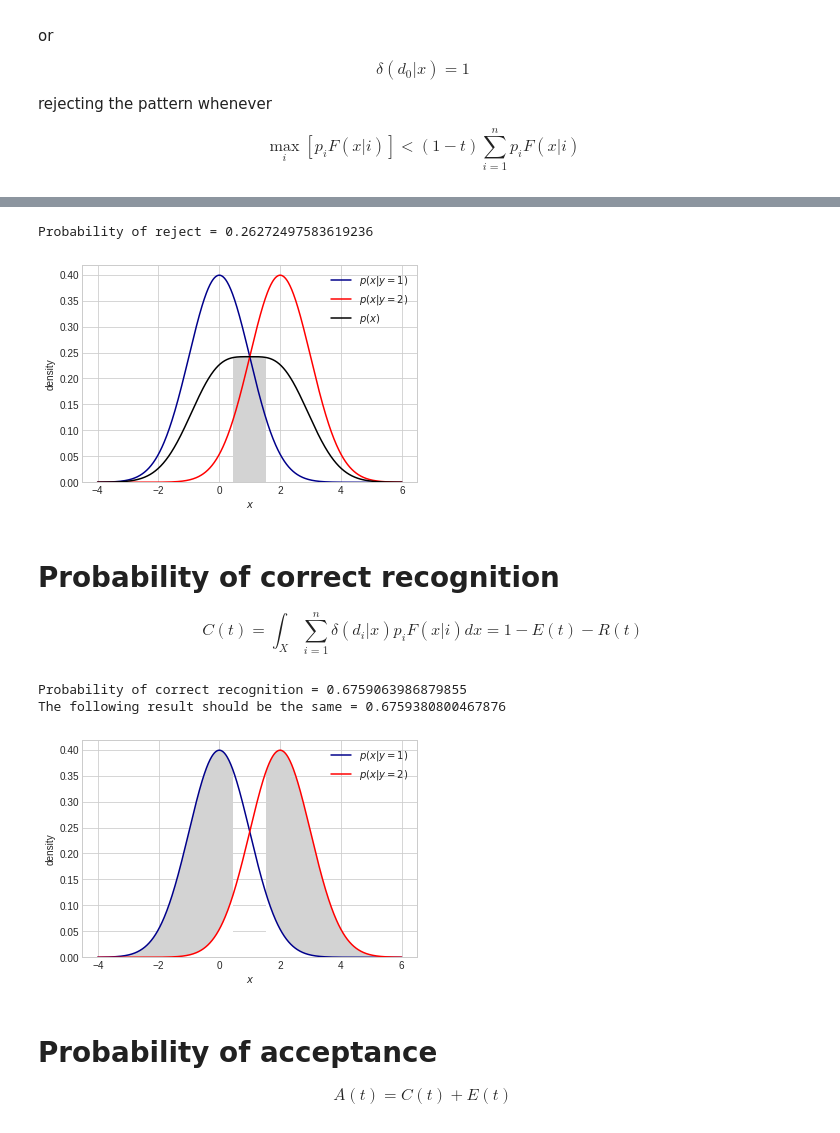
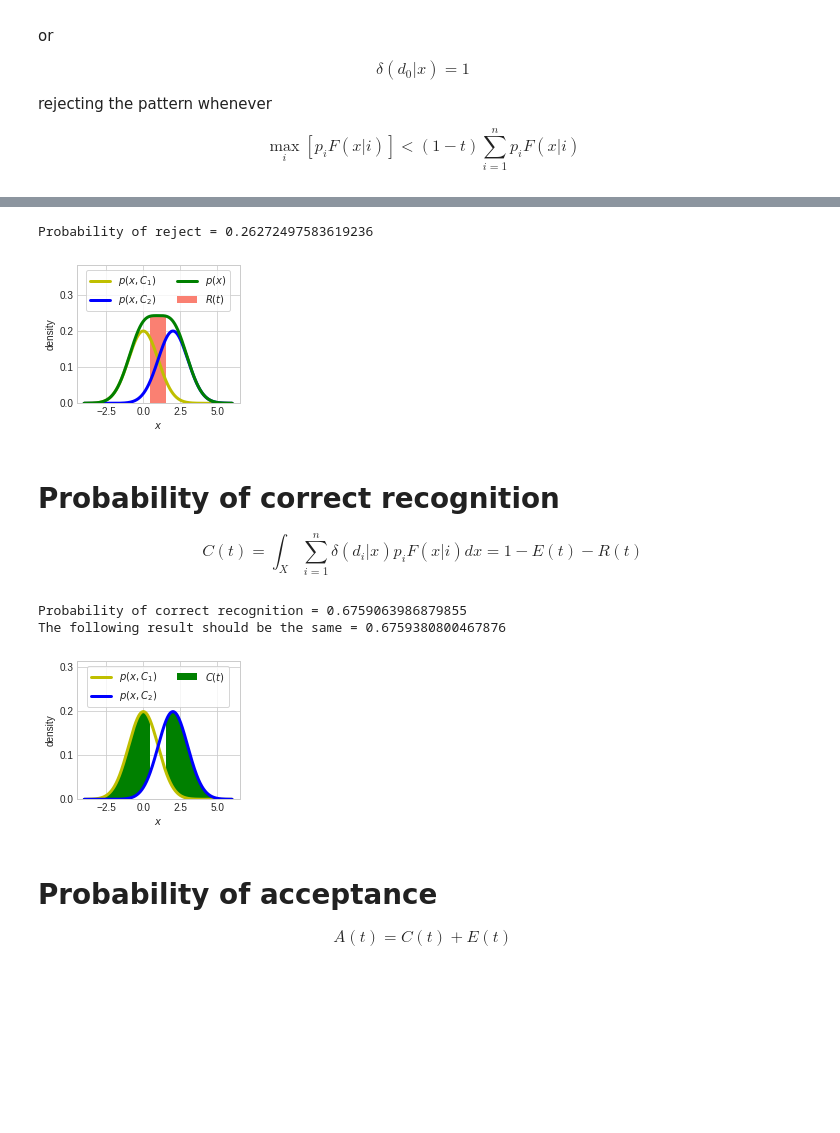
Before and after one commit to perellonieto/machine_learning_concepts, a Jupyter notebook: optimum_recognition_error_and_reject_tradeoff.ipynb, the cells around one changed output, grey strips where cells are left out. Cells and saved outputs as stored; diff of their text form; code cells hidden in the pictures; blank space fills up the shorter version.

```diff
--- a/optimum_recognition_error_and_reject_tradeoff.ipynb
+++ b/optimum_recognition_error_and_reject_tradeoff.ipynb
@@ -10,6 +10,14 @@ from scipy.stats import norm, multinomial, uniform
 
 plt.style.use('seaborn-whitegrid')
 #plt.style.use('ggplot')
+
+plt.rcParams['figure.figsize'] = (3, 2.6)
+plt.rcParams['lines.linewidth'] = 3
+plt.rcParams['figure.constrained_layout.use'] = True
+plt.rcParams['legend.frameon'] =True
+plt.rcParams["figure.autolayout"] = True
+plt.rcParams["savefig.bbox"] = 'tight'
+
 
 class Mixture(object):
     def __init__(self, generator_list, prior_list=None):
@@ -188,35 +204,40 @@ $$R(t) = \int_X \delta(d_0|x) \sum_{i=1}^n p_i F(x|i) dx$$
 # %%
 def probability_of_reject(priors, p_x_g_k, x, threshold):
     n_classes = len(priors)
     optimum_decision = optimum_recognition_rule(priors, p_x_g_k, threshold)
     p_x_and_k = priors*p_x_g_k
     prediction = optimum_recognition_rule(priors, p_x_g_k, threshold)
 
     pr = p_x_and_k
     pr[prediction != -1] = 0
     pr = pr.sum(axis=1)
     pr = np.trapz(pr, x=x)
     return pr
 
 pr = probability_of_reject(priors, p_x_g_k, x, threshold)
 print("Probability of reject =", pr)
 
 full_mixture = Mixture([mixture_c1, mixture_c2])
 p_x = full_mixture.pdf(x)
-plt.plot(x, mixture_c1.pdf(x), color='darkblue', label='$p(x|y=1)$')
-plt.plot(x, mixture_c2.pdf(x), color='red', label='$p(x|y=2)$')
-plt.plot(x, p_x, color='black', label='$p(x)$')
-plt.legend()
-plt.ylabel('density')
-plt.xlabel('$x$');
+plt.plot(x, priors[0]*mixture_c1.pdf(x), color='y', label='$p(x,C_1)$')
+plt.plot(x, priors[1]*mixture_c2.pdf(x), color='b', label='$p(x,C_2)$')
+plt.plot(x, p_x, color='g', label='$p(x)$')
+
 
 mask = optimum_decision == -1
 
 #The following works even with empty spaces in between
-plt.bar(x[mask], p_x[mask], color='lightgrey', width=x_delta);
+plt.bar(x[mask], p_x[mask], color='salmon', width=x_delta, label='$R(t)$');
+plt.legend()
+plt.ylabel('density')
+plt.xlabel('$x$');
+plt.legend(loc='upper center', ncol=2)
+ylim = plt.ylim()
+plt.ylim([ylim[0], ylim[1]*1.5])
+plt.savefig('chow1970_reject_rate_{}.pdf'.format(example_name))
 # %% [output]
 Probability of reject = 0.26272497583619236
-[figure, old version]
+[figure, new version]
 # %% [markdown]
 # Probability of correct recognition
 
@@ -244,11 +265,9 @@ pc = probability_of_correct(priors, p_x_g_k, x, threshold)
 print("Probability of correct recognition =", pc)
 print("The following result should be the same =", probability_of_correct_check(priors, p_x_g_k, x, threshold))
 
-plt.plot(x, p_x_g_k[:,0], color='darkblue', label='$p(x|y=1)$')
-plt.plot(x, p_x_g_k[:,1], color='red', label='$p(x|y=2)$')
-plt.legend()
-plt.ylabel('density')
-plt.xlabel('$x$');
+plt.plot(x, priors[0]*p_x_g_k[:,0], color='y', label='$p(x,C_1)$')
+plt.plot(x, priors[1]*p_x_g_k[:,1], color='b', label='$p(x,C_2)$')
+
 
 mask = optimum_decision != -1
 
@@ -262,13 +281,20 @@ mask = optimum_decision != -1
 #ax.add_patch(poly)
 
 # The following works even with gaps
-plt.bar(x[mask], p_x_g_k[mask].max(axis=1), color='lightgrey', width=x_delta);
+plt.bar(x[mask], p_x_a_k[mask].max(axis=1), color='green', width=x_delta, label='$C(t)$');
 # TODO: Change superposing white bars for real interval
-plt.bar(x[mask], p_x_g_k[mask].min(axis=1), color='white', width=x_delta);
+plt.bar(x[mask], p_x_a_k[mask].min(axis=1), color='white', width=x_delta, zorder=2);
+plt.legend()
+plt.ylabel('density')
+plt.xlabel('$x$');
+plt.legend(loc='upper center', ncol=2)
+ylim = plt.ylim()
+plt.ylim([ylim[0], ylim[1]*1.5])
+plt.savefig('chow1970_correct_rate_{}.pdf'.format(example_name))
 # %% [output]
 Probability of correct recognition = 0.6759063986879855
 The following result should be the same = 0.6759380800467876
-[figure, old version]
+[figure, new version]
 # %% [markdown]
 # Probability of acceptance
 
```
Also changed, not shown: parts of 19 cells of this notebook, 18 other files.
